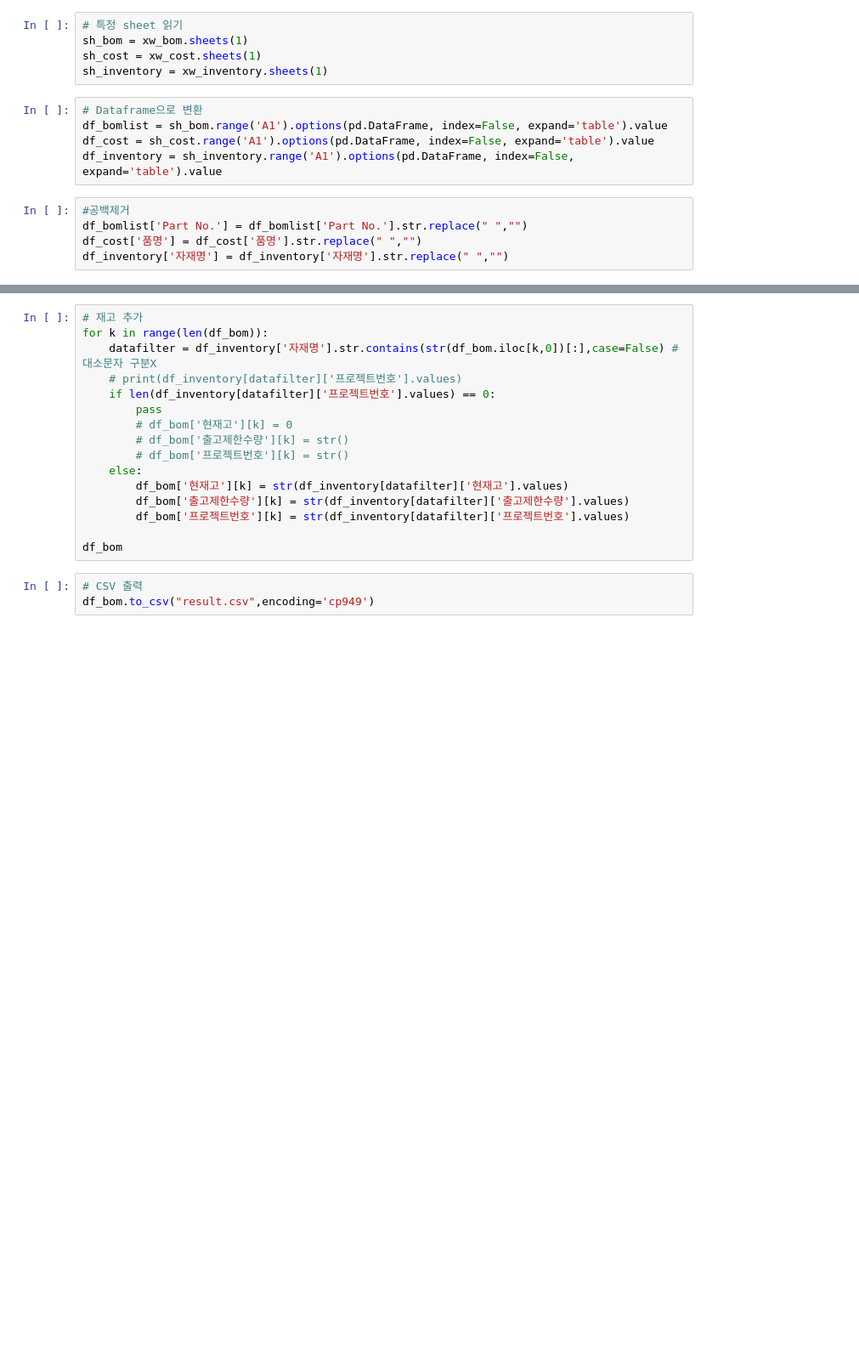
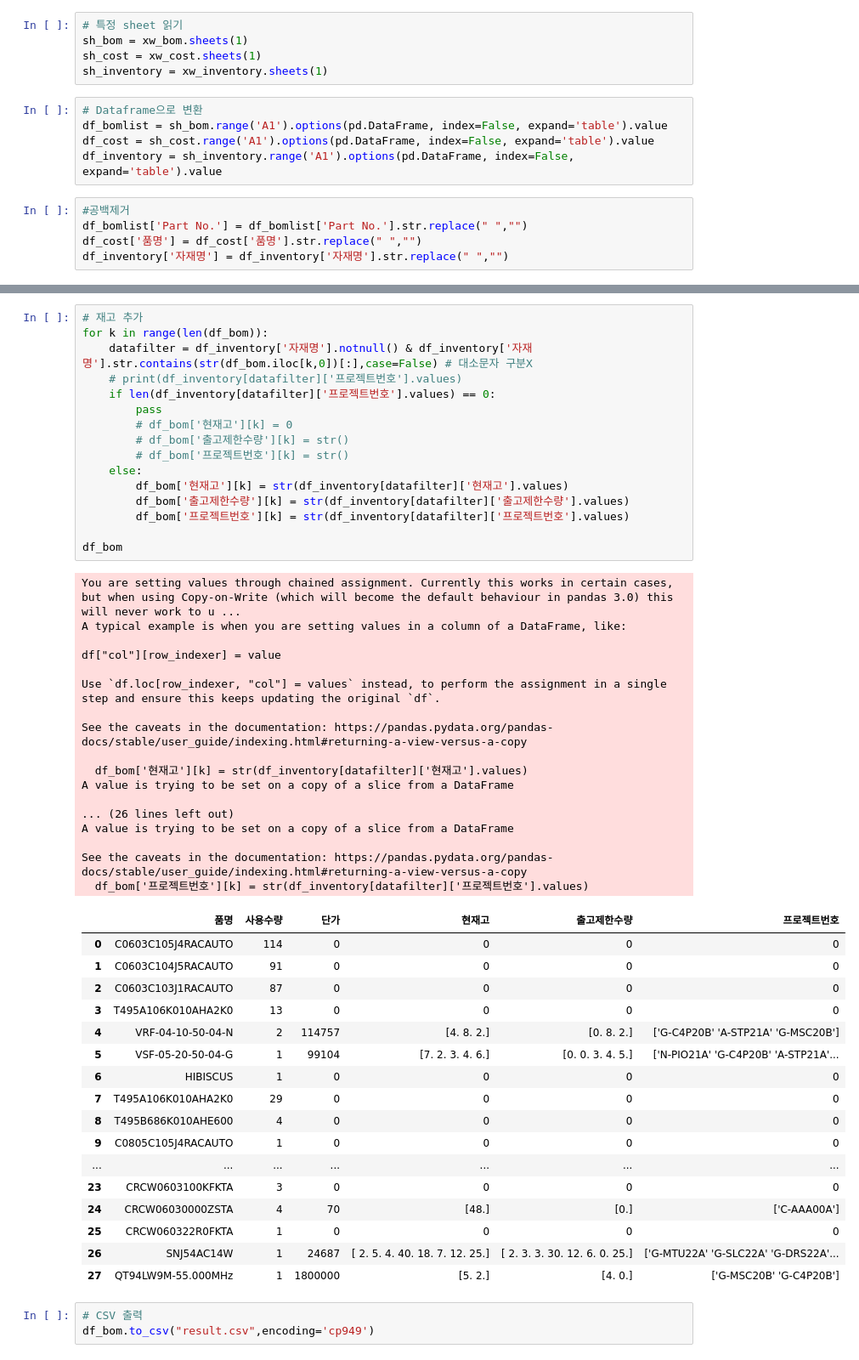
Before and after one commit to AriesKo/py_part_inventory_and_cost, a Jupyter notebook: py_part_inventroy_and_cost.ipynb, the cells around one changed output, grey strips where cells are left out. Shown at 85% size. Cells and saved outputs as stored; diff of their text form; blank space fills up the shorter version.

```diff
--- a/py_part_inventroy_and_cost.ipynb
+++ b/py_part_inventroy_and_cost.ipynb
@@ -69,19 +105,54 @@ IndexError: index 28 is out of bounds for axis 0 with size 28
 # %%
 # 재고 추가
 for k in range(len(df_bom)):
-    datafilter = df_inventory['자재명'].str.contains(str(df_bom.iloc[k,0])[:],case=False) # 대소문자 구분X
+    datafilter = df_inventory['자재명'].notnull() & df_inventory['자재명'].str.contains(str(df_bom.iloc[k,0])[:],case=False) # 대소문자 구분X
     # print(df_inventory[datafilter]['프로젝트번호'].values)
     if len(df_inventory[datafilter]['프로젝트번호'].values) == 0:
         pass
         # df_bom['현재고'][k] = 0
         # df_bom['출고제한수량'][k] = str()
         # df_bom['프로젝트번호'][k] = str()
     else:
         df_bom['현재고'][k] = str(df_inventory[datafilter]['현재고'].values)
         df_bom['출고제한수량'][k] = str(df_inventory[datafilter]['출고제한수량'].values)
         df_bom['프로젝트번호'][k] = str(df_inventory[datafilter]['프로젝트번호'].values)
 
 df_bom
+# %% [output]
+You are setting values through chained assignment. Currently this works in certain cases, but when using Copy-on-Write (which will become the default behaviour in pandas 3.0) this will never work to u ...
+A typical example is when you are setting values in a column of a DataFrame, like:
+
+df["col"][row_indexer] = value
+
+Use `df.loc[row_indexer, "col"] = values` instead, to perform the assignment in a single step and ensure this keeps updating the original `df`.
+
+See the caveats in the documentation: https://pandas.pydata.org/pandas-docs/stable/user_guide/indexing.html#returning-a-view-versus-a-copy
+
+  df_bom['현재고'][k] = str(df_inventory[datafilter]['현재고'].values)
+A value is trying to be set on a copy of a slice from a DataFrame
+
+... (26 lines left out)
+A value is trying to be set on a copy of a slice from a DataFrame
+
+See the caveats in the documentation: https://pandas.pydata.org/pandas-docs/stable/user_guide/indexing.html#returning-a-view-versus-a-copy
+  df_bom['프로젝트번호'][k] = str(df_inventory[datafilter]['프로젝트번호'].values)
+|  | 품명 | 사용수량 | 단가 | 현재고 | 출고제한수량 | 프로젝트번호 |
+| 0 | C0603C105J4RACAUTO | 114 | 0 | 0 | 0 | 0 |
+| 1 | C0603C104J5RACAUTO | 91 | 0 | 0 | 0 | 0 |
+| 2 | C0603C103J1RACAUTO | 87 | 0 | 0 | 0 | 0 |
+| 3 | T495A106K010AHA2K0 | 13 | 0 | 0 | 0 | 0 |
+| 4 | VRF-04-10-50-04-N | 2 | 114757 | [4. 8. 2.] | [0. 8. 2.] | ['G-C4P20B' 'A-STP21A' 'G-MSC20B'] |
+| 5 | VSF-05-20-50-04-G | 1 | 99104 | [7. 2. 3. 4. 6.] | [0. 0. 3. 4. 5.] | ['N-PIO21A' 'G-C4P20B' 'A-STP21A'... |
+| 6 | HIBISCUS | 1 | 0 | 0 | 0 | 0 |
+| 7 | T495A106K010AHA2K0 | 29 | 0 | 0 | 0 | 0 |
+| 8 | T495B686K010AHE600 | 4 | 0 | 0 | 0 | 0 |
+| 9 | C0805C105J4RACAUTO | 1 | 0 | 0 | 0 | 0 |
+| ... | ... | ... | ... | ... | ... | ... |
+| 23 | CRCW0603100KFKTA | 3 | 0 | 0 | 0 | 0 |
+| 24 | CRCW06030000ZSTA | 4 | 70 | [48.] | [0.] | ['C-AAA00A'] |
+| 25 | CRCW060322R0FKTA | 1 | 0 | 0 | 0 | 0 |
+| 26 | SNJ54AC14W | 1 | 24687 | [ 2. 5. 4. 40. 18. 7. 12. 25.] | [ 2. 3. 3. 30. 12. 6. 0. 25.] | ['G-MTU22A' 'G-SLC22A' 'G-DRS22A'... |
+| 27 | QT94LW9M-55.000MHz | 1 | 1800000 | [5. 2.] | [4. 0.] | ['G-MSC20B' 'G-C4P20B'] |
 # %%
 # CSV 출력
 df_bom.to_csv("result.csv",encoding='cp949')
```
Also changed, not shown: parts of 3 cells of this notebook, 1 other file.
